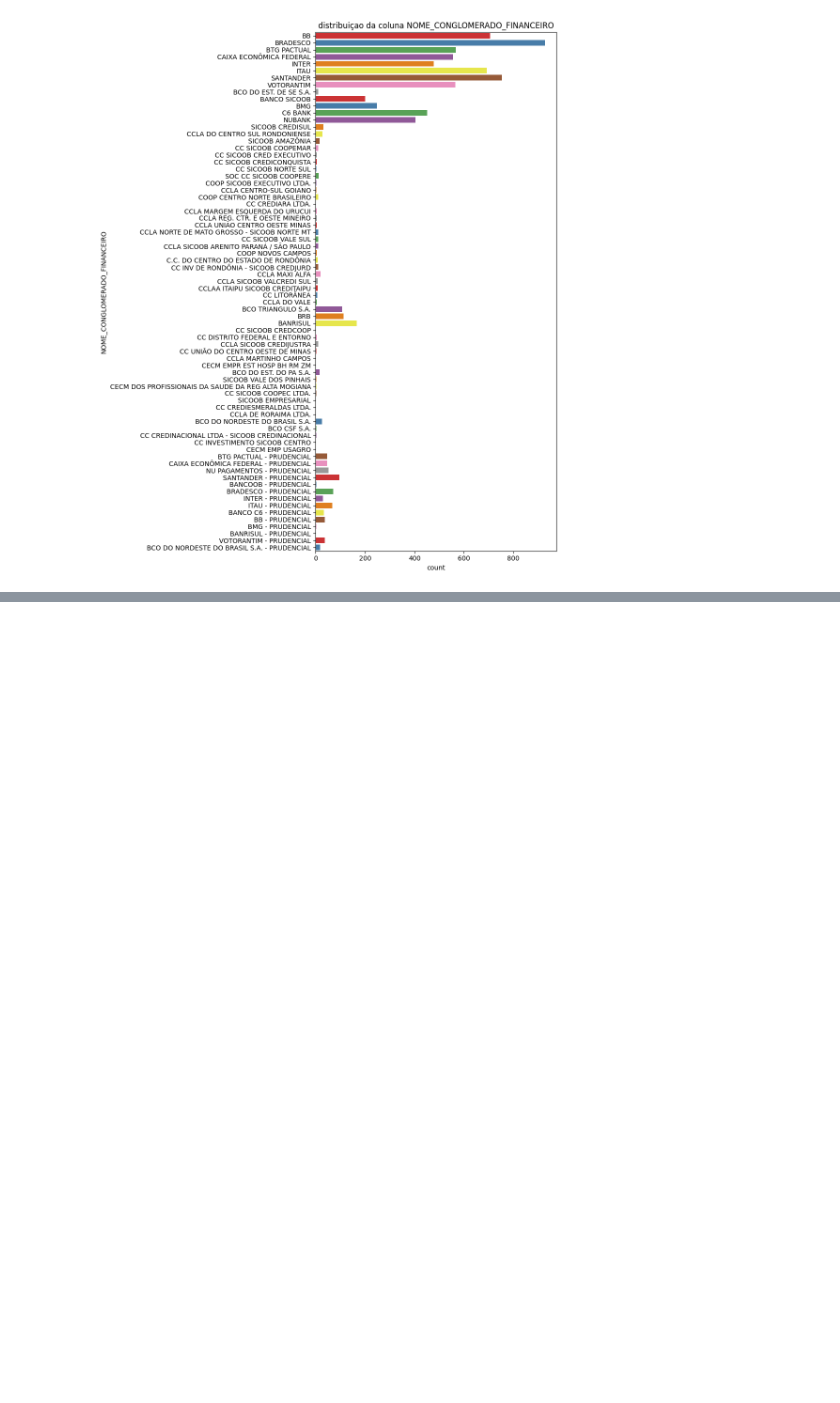
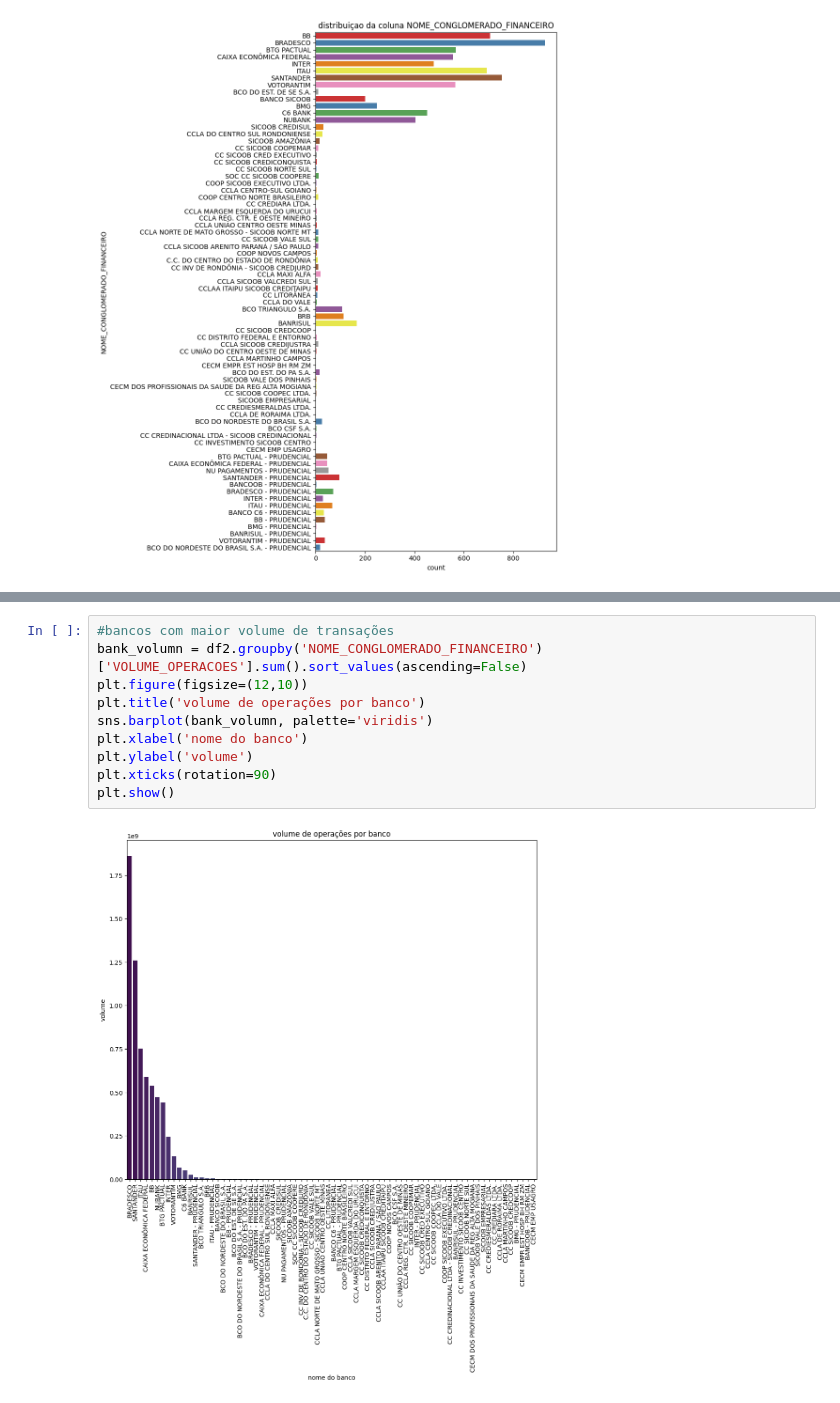
Before and after one commit to WesleySouza13/Projeto-Risco-de-Credito---Desenrola-Brasil, a Jupyter notebook: notebooks/notebook.ipynb, the cells around one changed output, grey strips where cells are left out. Cells and saved outputs as stored; diff of their text form; blank space fills up the shorter version.

```diff
--- a/notebooks/notebook.ipynb
+++ b/notebooks/notebook.ipynb
@@ -199,0 +247,12 @@ for i, cat in enumerate(cat_col):
+# %%
+#bancos com maior volume de transações
+bank_volumn = df2.groupby('NOME_CONGLOMERADO_FINANCEIRO')['VOLUME_OPERACOES'].sum().sort_values(ascending=False)
+plt.figure(figsize=(12,10))
+plt.title('volume de operações por banco')
+sns.barplot(bank_volumn, palette='viridis')
+plt.xlabel('nome do banco')
+plt.ylabel('volume')
+plt.xticks(rotation=90)
+plt.show()
+# %% [output]
+[figure, added]
```
Also changed, not shown: parts of 8 cells of this notebook.
